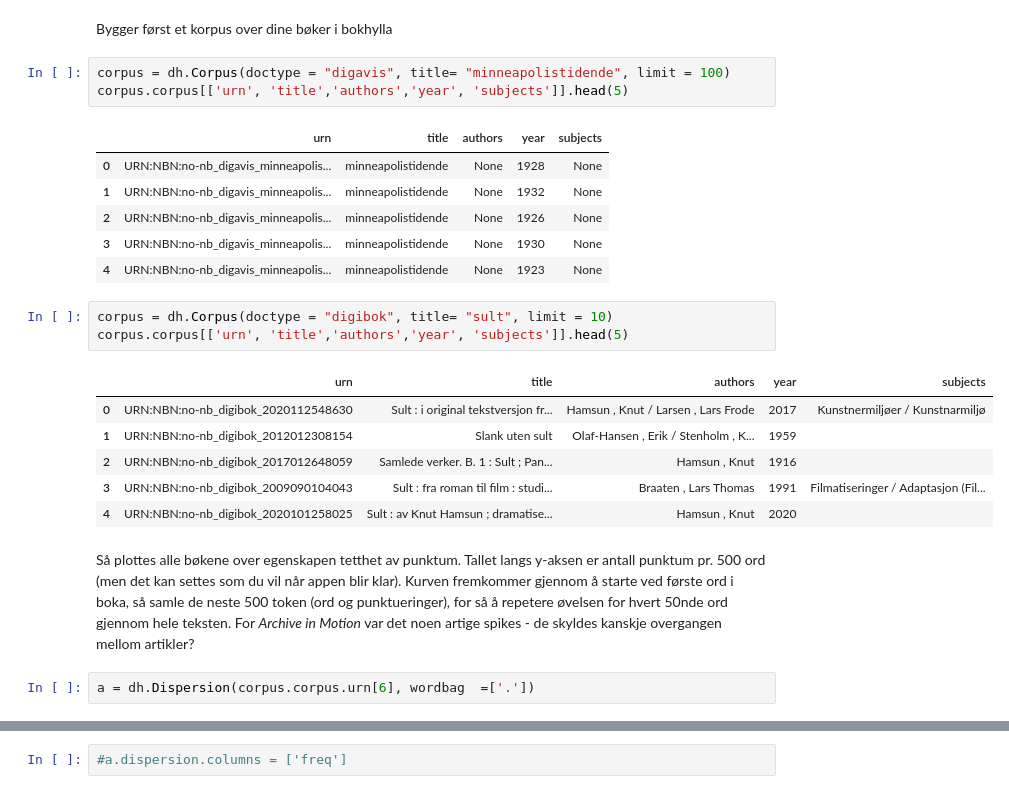
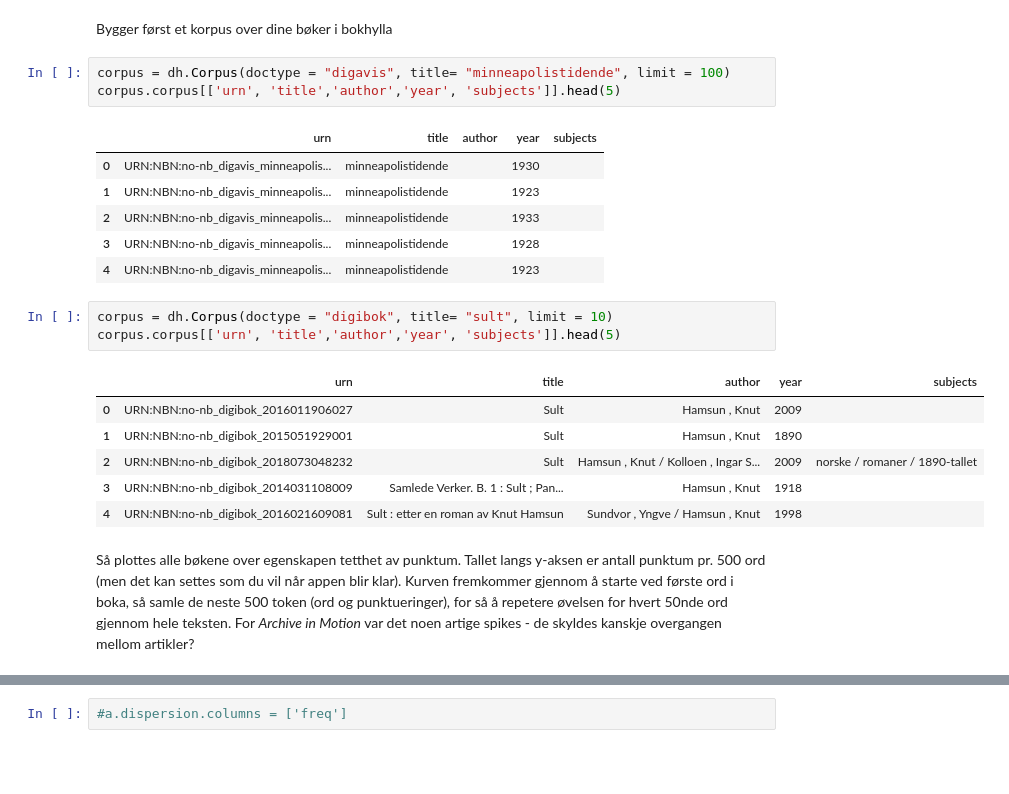
Before and after one commit to Yoonsen/narrative-buer, a Jupyter notebook: punctuation_in_text.ipynb, the cells around one changed output, grey strips where cells are left out. Drawn from its saved outputs; the diff is of its cells as text; blank space fills up the shorter version.

```diff
--- a/punctuation_in_text.ipynb
+++ b/punctuation_in_text.ipynb
@@ -12,28 +12,26 @@ css()
 Bygger først et korpus over dine bøker i bokhylla
 # %%
 corpus = dh.Corpus(doctype = "digavis", title= "minneapolistidende", limit = 100)
-corpus.corpus[['urn', 'title','authors','year', 'subjects']].head(5)
+corpus.corpus[['urn', 'title','author','year', 'subjects']].head(5)
 # %% [output]
-|  | urn | title | authors | year | subjects |
-| 0 | URN:NBN:no-nb_digavis_minneapolis... | minneapolistidende | None | 1928 | None |
-| 1 | URN:NBN:no-nb_digavis_minneapolis... | minneapolistidende | None | 1932 | None |
-| 2 | URN:NBN:no-nb_digavis_minneapolis... | minneapolistidende | None | 1926 | None |
-| 3 | URN:NBN:no-nb_digavis_minneapolis... | minneapolistidende | None | 1930 | None |
-| 4 | URN:NBN:no-nb_digavis_minneapolis... | minneapolistidende | None | 1923 | None |
+|  | urn | title | author | year | subjects |
+| 0 | URN:NBN:no-nb_digavis_minneapolis... | minneapolistidende |  | 1930 |  |
+| 1 | URN:NBN:no-nb_digavis_minneapolis... | minneapolistidende |  | 1923 |  |
+| 2 | URN:NBN:no-nb_digavis_minneapolis... | minneapolistidende |  | 1933 |  |
+| 3 | URN:NBN:no-nb_digavis_minneapolis... | minneapolistidende |  | 1928 |  |
+| 4 | URN:NBN:no-nb_digavis_minneapolis... | minneapolistidende |  | 1923 |  |
 # %%
 corpus = dh.Corpus(doctype = "digibok", title= "sult", limit = 10)
-corpus.corpus[['urn', 'title','authors','year', 'subjects']].head(5)
+corpus.corpus[['urn', 'title','author','year', 'subjects']].head(5)
 # %% [output]
-|  | urn | title | authors | year | subjects |
-| 0 | URN:NBN:no-nb_digibok_2020112548630 | Sult : i original tekstversjon fr... | Hamsun , Knut / Larsen , Lars Frode | 2017 | Kunstnermiljøer / Kunstnarmiljø |
-| 1 | URN:NBN:no-nb_digibok_2012012308154 | Slank uten sult | Olaf-Hansen , Erik / Stenholm , K... | 1959 |  |
-| 2 | URN:NBN:no-nb_digibok_2017012648059 | Samlede verker. B. 1 : Sult ; Pan... | Hamsun , Knut | 1916 |  |
-| 3 | URN:NBN:no-nb_digibok_2009090104043 | Sult : fra roman til film : studi... | Braaten , Lars Thomas | 1991 | Filmatiseringer / Adaptasjon (Fil... |
-| 4 | URN:NBN:no-nb_digibok_2020101258025 | Sult : av Knut Hamsun ; dramatise... | Hamsun , Knut | 2020 |  |
+|  | urn | title | author | year | subjects |
+| 0 | URN:NBN:no-nb_digibok_2016011906027 | Sult | Hamsun , Knut | 2009 |  |
+| 1 | URN:NBN:no-nb_digibok_2015051929001 | Sult | Hamsun , Knut | 1890 |  |
+| 2 | URN:NBN:no-nb_digibok_2018073048232 | Sult | Hamsun , Knut / Kolloen , Ingar S... | 2009 | norske / romaner / 1890-tallet |
+| 3 | URN:NBN:no-nb_digibok_2014031108009 | Samlede Verker. B. 1 : Sult ; Pan... | Hamsun , Knut | 1918 |  |
+| 4 | URN:NBN:no-nb_digibok_2016021609081 | Sult : etter en roman av Knut Hamsun | Sundvor , Yngve / Hamsun , Knut | 1998 |  |
 # %% [markdown]
 Så plottes alle bøkene over egenskapen tetthet av punktum. Tallet langs y-aksen er antall punktum pr. 500 ord (men det kan settes som du vil når appen blir klar). Kurven fremkommer gjennom å starte ved første ord i boka, så samle de neste 500 token (ord og punktueringer), for så å repetere øvelsen for hvert 50nde ord gjennom hele teksten. For _Archive in Motion_ var det noen artige spikes - de skyldes kanskje overgangen mellom artikler?
-# %%
-a = dh.Dispersion(corpus.corpus.urn[6], wordbag  =['.'])
 # %%
 a.dispersion.plot()
 # %% [output]
```
Also changed, not shown: parts of 1 cell of this notebook, 4 other files.
